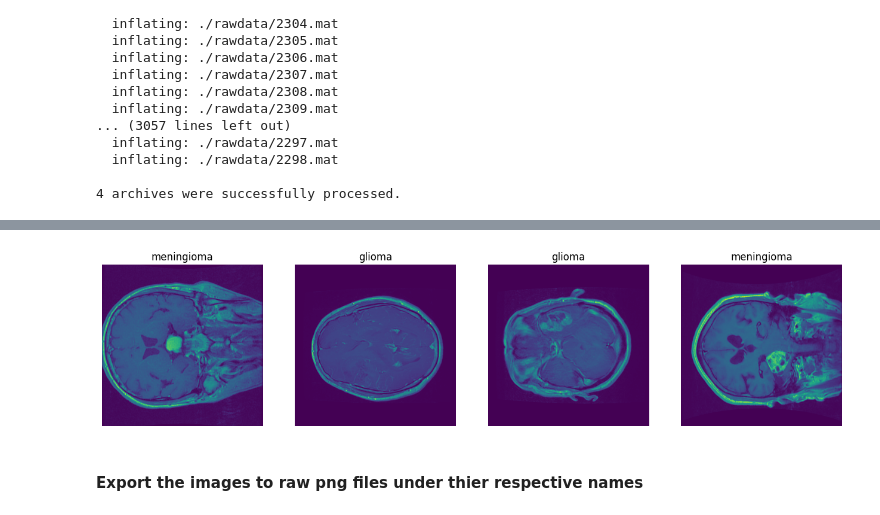
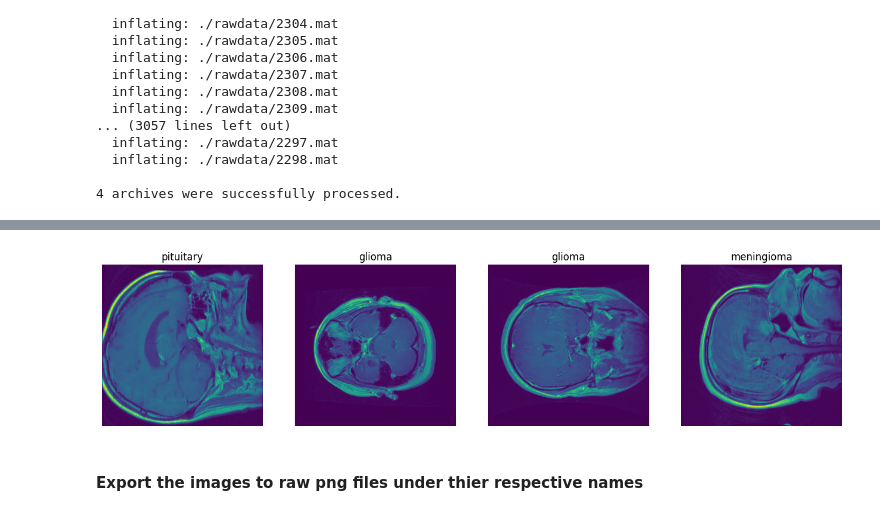
Before and after one commit to Alfred-Onuada/final-year-project, a Jupyter notebook: ML/tumor-detection.ipynb, the cells around one changed output, grey strips where cells are left out. Cells and saved outputs as stored; diff of their text form; code cells hidden in the pictures.

Commit message:
updated doctor's image and metrics

```diff
--- a/ML/tumor-detection.ipynb
+++ b/ML/tumor-detection.ipynb
@@ -43,22 +37,22 @@ import shutil
 # %%
 label = {1: 'meningioma', 2: 'glioma', 3: 'pituitary'}
 
 base_path = './rawdata/'
 all_mat_files = os.listdir(base_path)
 
 fig, axes = plt.subplots(1, 4, figsize=(16, 16))
 
-for idx, mat_file in enumerate(all_mat_files[:4]):
+for idx, mat_file in enumerate(all_mat_files[78:82]):
   file_path = base_path + mat_file
 
   with h5py.File(file_path, 'r') as file:
     axes[idx].imshow(file['cjdata']['image'])
     axes[idx].set_title(label[file['cjdata']['label'][0][0]])
     axes[idx].axis('off')
 
 plt.show()
 # %% [output]
-[figure, old version]
+[figure, new version]
 # %% [markdown]
 #### Export the images to raw png files under thier respective names
 # %%
```
Also changed, not shown: parts of 16 cells of this notebook, 10 other files.
